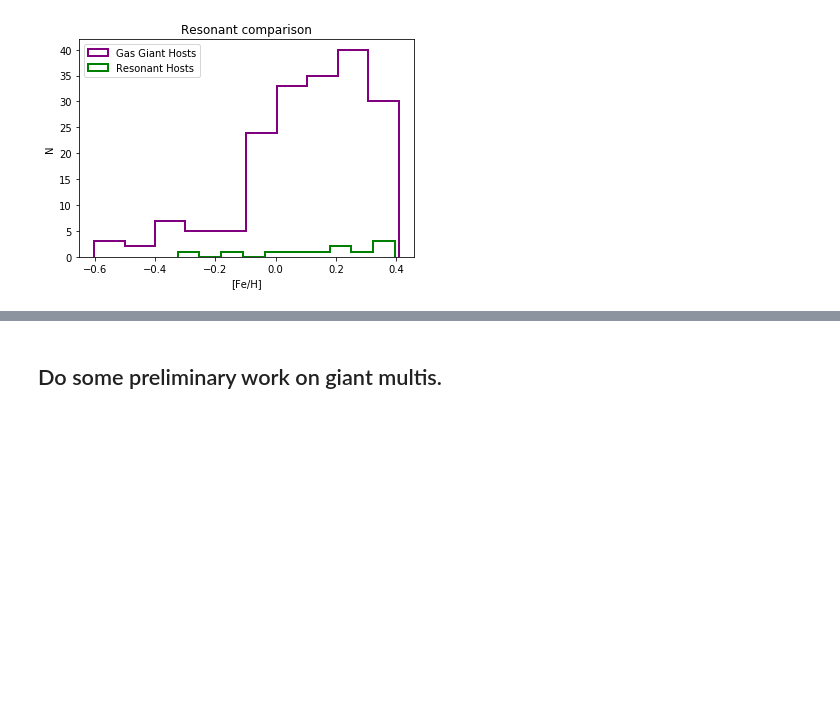
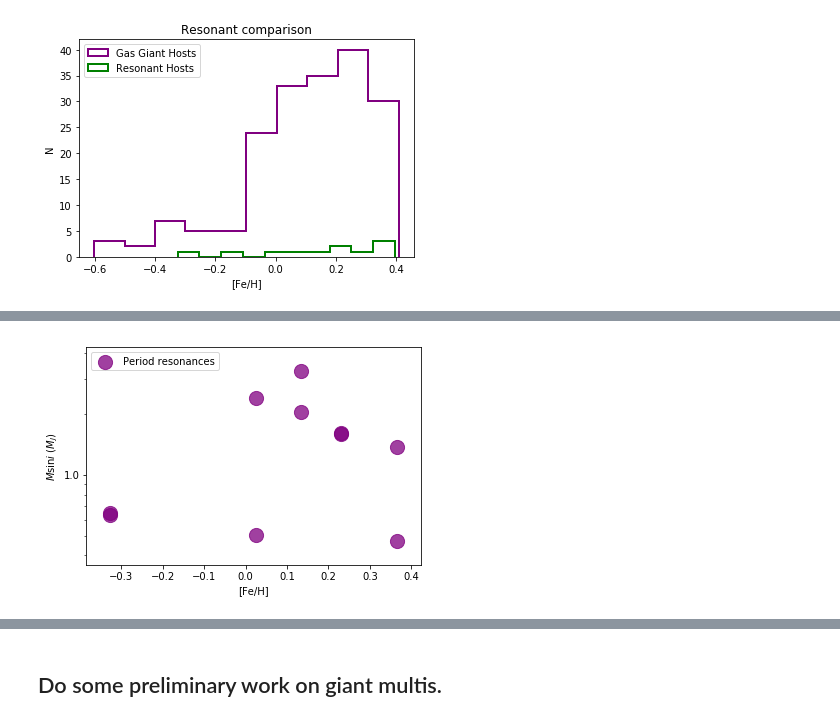
Before and after one commit to leerosenthalj/CLSI, a Jupyter notebook: Notebook_Statistics.ipynb, the cells around one changed output, grey strips where cells are left out. Saved outputs shown, nothing was run; the diff lists cells and outputs as text; code cells hidden in the pictures; blank space fills up the shorter version.

```diff
--- a/Notebook_Statistics.ipynb
+++ b/Notebook_Statistics.ipynb
@@ -1598,3 +1669,12 @@ ax.legend(loc=2)
 fig.savefig('analysis_plots/resonant_fe_histogram.pdf')
 # %% [output]
 [figure]
+# %%
+'''
+masses_resonant = m_good_spec.query('name in ["128311", "141399", "155358", "164922", "219134", \
+                                              "37124", "50499", "75732", "7924", "82943", \
+                                              "95128", "hip109388"] and mass > 0.1')
+'''
+masses_resonant = m_good_spec.query('name in ["128311", "141399", "155358", "164922", "219134", \
+                                              "37124", "50499", "75732", "7924", "82943", \
+                                              "95128", "hip109388"]').reset_index(drop=True)
@@ -1600,0 +1701,20 @@ fig.savefig('analysis_plots/resonant_fe_histogram.pdf')
+# %%
+#masses_res_good = masses_resonant.loc[[0,1,2,4,7,8,11,13,24,25,26,27,28,29,31,32]]
+#Cleaner sample, just 2-1 and high-mass.
+masses_res_good = masses_resonant.loc[[0,1,2,4,24,25,26,27,31,32]]
+# %%
+fig, ax = plt.subplots()
+ax.set_yscale('log')
+ax.set_yticks((0.1, 1, 10))
+ax.get_yaxis().set_major_formatter(matplotlib.ticker.ScalarFormatter())
+ax.get_yaxis().set_minor_formatter(matplotlib.ticker.NullFormatter())
+
+#ax.set_ylim([0.09, 10])
+ax.set_xlabel('[Fe/H]')
+ax.set_ylabel(r'$M$sin$i$ ($M_J$)')
+ax.scatter(masses_res_good.fe_c, masses_res_good.mass, s=200, c='purple', alpha=0.75,
+           label='Period resonances')
+ax.legend(loc=2)
+fig.savefig('resonant_masses.png', dpi=1000)
+# %% [output]
+[figure, added]
```
Also changed, not shown: parts of 13 cells of this notebook, 4 other files.
